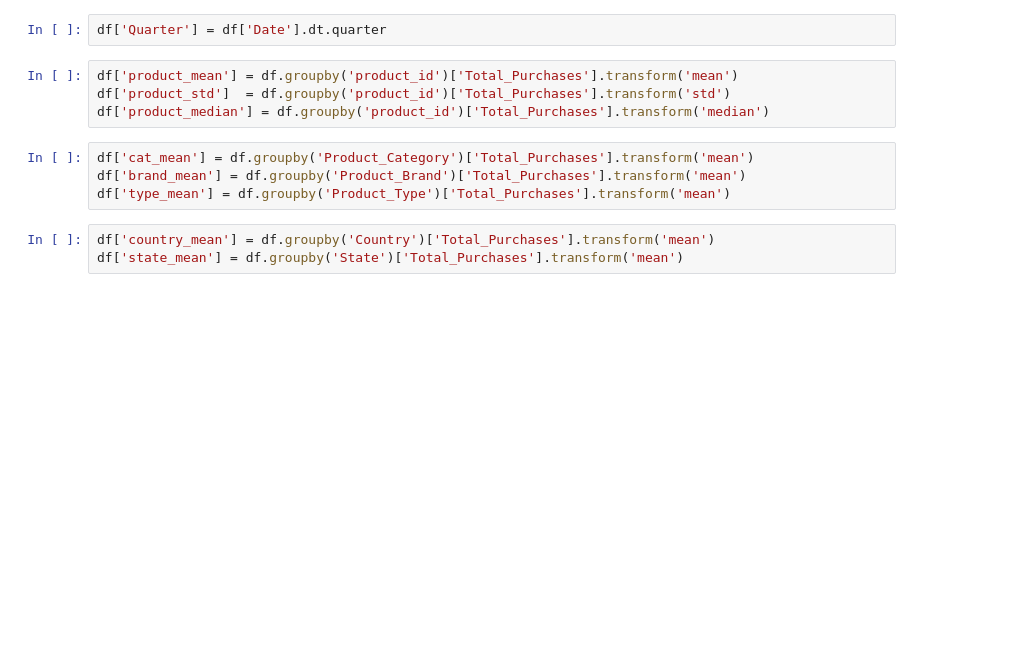
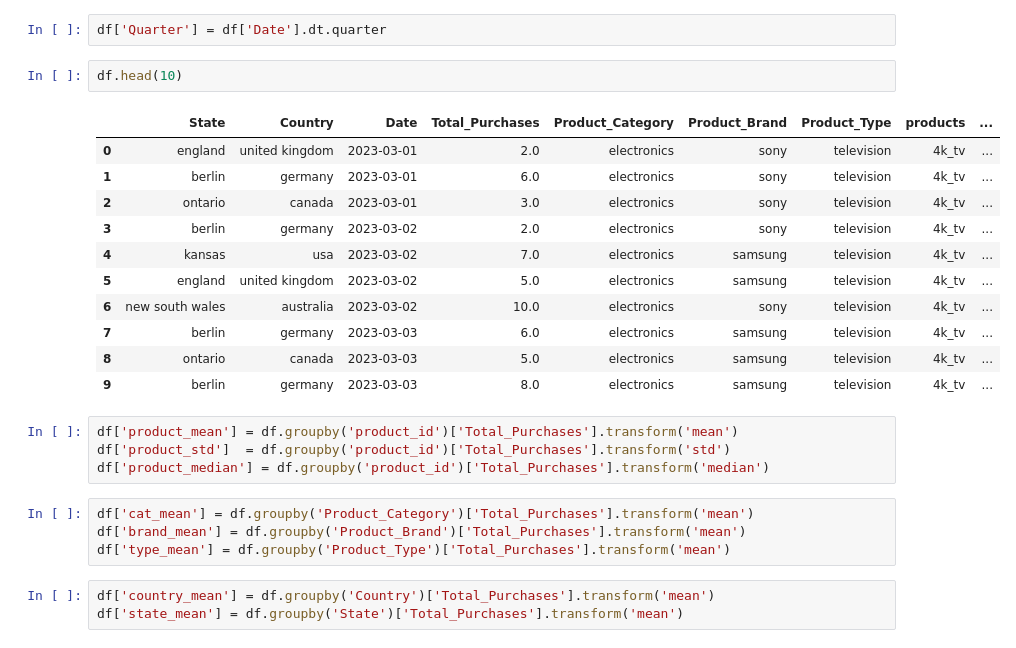
Before and after one commit to sivakagit/Inventory-Management-and-Supply-Chain-Optimization, a Jupyter notebook: notebooks/feature_engineering.ipynb, the cells around one changed output. Cells and saved outputs as stored; diff of their text form; blank space fills up the shorter version.

```diff
--- a/notebooks/feature_engineering.ipynb
+++ b/notebooks/feature_engineering.ipynb
@@ -24,5 +24,19 @@ df
 # %%
 df['Quarter'] = df['Date'].dt.quarter
+# %%
+df.head(10)
+# %% [output]
+|  | State | Country | Date | Total_Purchases | Product_Category | Product_Brand | Product_Type | products | ... |
+| 0 | england | united kingdom | 2023-03-01 | 2.0 | electronics | sony | television | 4k_tv | ... |
+| 1 | berlin | germany | 2023-03-01 | 6.0 | electronics | sony | television | 4k_tv | ... |
+| 2 | ontario | canada | 2023-03-01 | 3.0 | electronics | sony | television | 4k_tv | ... |
+| 3 | berlin | germany | 2023-03-02 | 2.0 | electronics | sony | television | 4k_tv | ... |
+| 4 | kansas | usa | 2023-03-02 | 7.0 | electronics | samsung | television | 4k_tv | ... |
+| 5 | england | united kingdom | 2023-03-02 | 5.0 | electronics | samsung | television | 4k_tv | ... |
+| 6 | new south wales | australia | 2023-03-02 | 10.0 | electronics | sony | television | 4k_tv | ... |
+| 7 | berlin | germany | 2023-03-03 | 6.0 | electronics | samsung | television | 4k_tv | ... |
+| 8 | ontario | canada | 2023-03-03 | 5.0 | electronics | samsung | television | 4k_tv | ... |
+| 9 | berlin | germany | 2023-03-03 | 8.0 | electronics | samsung | television | 4k_tv | ... |
 # %%
 df['product_mean'] = df.groupby('product_id')['Total_Purchases'].transform('mean')
 df['product_std']  = df.groupby('product_id')['Total_Purchases'].transform('std')
```
Also changed, not shown: parts of 5 cells of this notebook, 14 other files.
